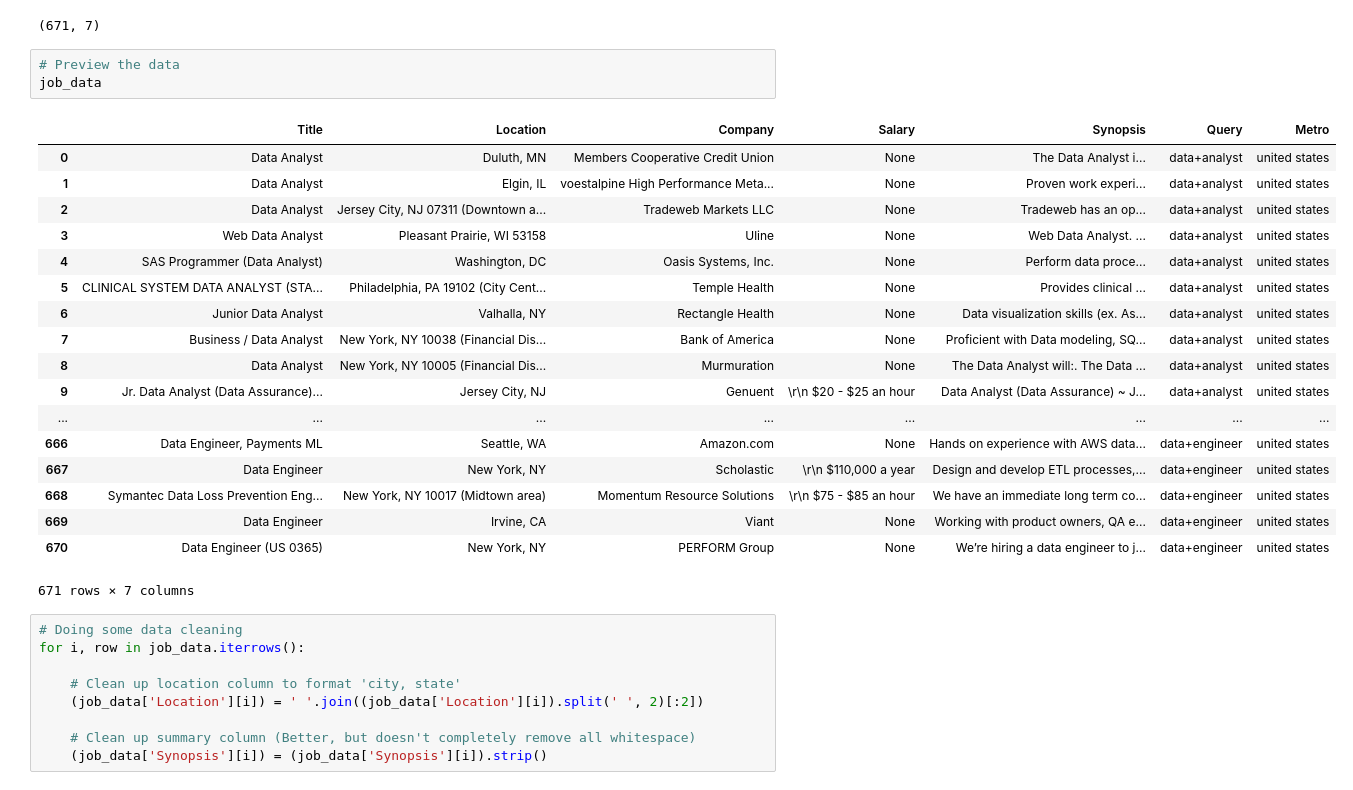
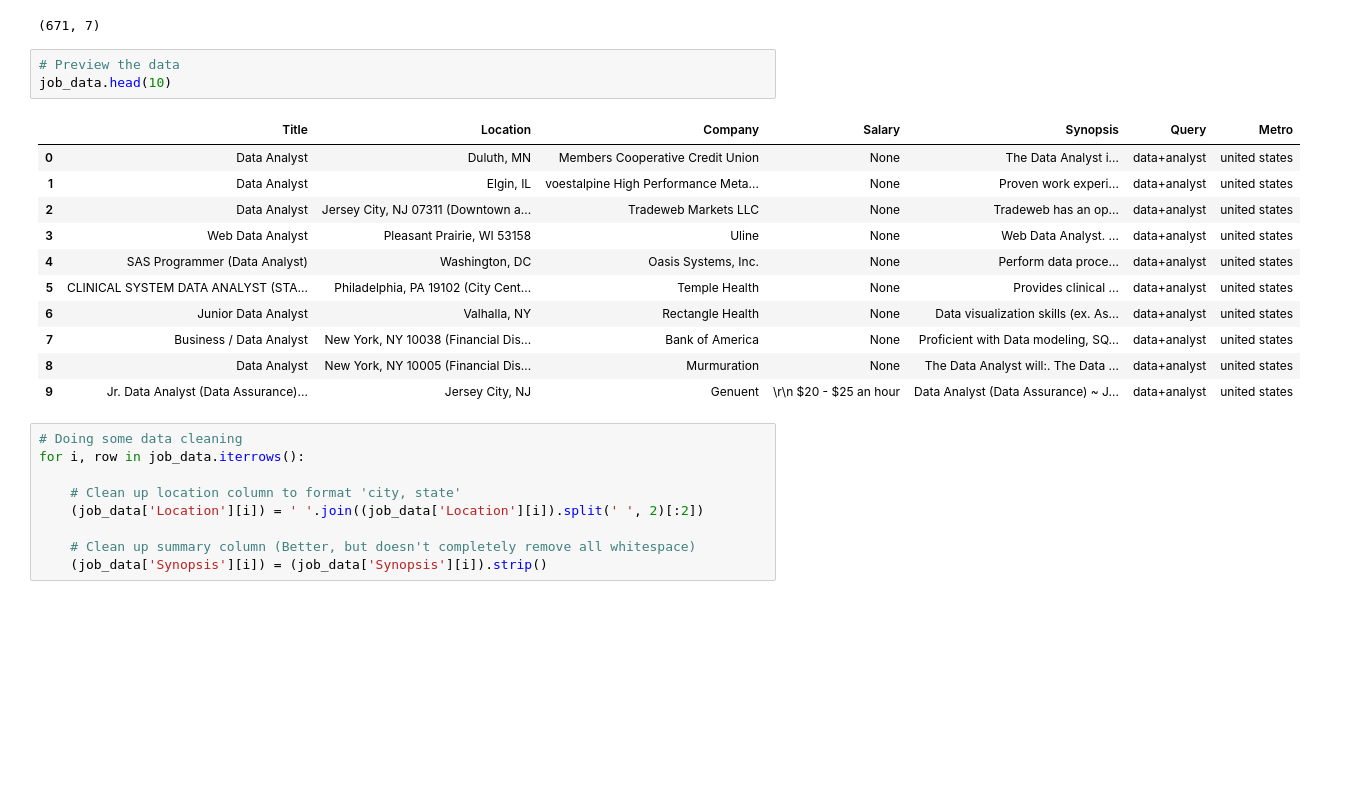
Before and after one commit to mhuh22/Thinkful, a Jupyter notebook: Bootcamp/Unit 7/Analysis on Indeed Data Scientist Postings.ipynb, the cells around one changed output. Saved outputs shown, nothing was run; the diff lists cells and outputs as text; blank space fills up the shorter version.

```diff
--- a/Bootcamp/Unit 7/Analysis on Indeed Data Scientist Postings.ipynb
+++ b/Bootcamp/Unit 7/Analysis on Indeed Data Scientist Postings.ipynb
@@ -69,26 +69,19 @@ job_data.shape
 (671, 7)
 # %%
 # Preview the data
-job_data
+job_data.head(10)
 # %% [output]
 |  | Title | Location | Company | Salary | Synopsis | Query | Metro |
 | 0 | Data Analyst | Duluth, MN | Members Cooperative Credit Union | None | The Data Analyst i... | data+analyst | united states |
 | 1 | Data Analyst | Elgin, IL | voestalpine High Performance Meta... | None | Proven work experi... | data+analyst | united states |
 | 2 | Data Analyst | Jersey City, NJ 07311 (Downtown a... | Tradeweb Markets LLC | None | Tradeweb has an op... | data+analyst | united states |
 | 3 | Web Data Analyst | Pleasant Prairie, WI 53158 | Uline | None | Web Data Analyst. ... | data+analyst | united states |
 | 4 | SAS Programmer (Data Analyst) | Washington, DC | Oasis Systems, Inc. | None | Perform data proce... | data+analyst | united states |
 | 5 | CLINICAL SYSTEM DATA ANALYST (STA... | Philadelphia, PA 19102 (City Cent... | Temple Health | None | Provides clinical ... | data+analyst | united states |
 | 6 | Junior Data Analyst | Valhalla, NY | Rectangle Health | None | Data visualization skills (ex. As... | data+analyst | united states |
 | 7 | Business / Data Analyst | New York, NY 10038 (Financial Dis... | Bank of America | None | Proficient with Data modeling, SQ... | data+analyst | united states |
 | 8 | Data Analyst | New York, NY 10005 (Financial Dis... | Murmuration | None | The Data Analyst will:. The Data ... | data+analyst | united states |
 | 9 | Jr. Data Analyst (Data Assurance)... | Jersey City, NJ | Genuent | \r\n $20 - $25 an hour | Data Analyst (Data Assurance) ~ J... | data+analyst | united states |
-| ... | ... | ... | ... | ... | ... | ... | ... |
-| 666 | Data Engineer, Payments ML | Seattle, WA | Amazon.com | None | Hands on experience with AWS data... | data+engineer | united states |
-| 667 | Data Engineer | New York, NY | Scholastic | \r\n $110,000 a year | Design and develop ETL processes,... | data+engineer | united states |
-| 668 | Symantec Data Loss Prevention Eng... | New York, NY 10017 (Midtown area) | Momentum Resource Solutions | \r\n $75 - $85 an hour | We have an immediate long term co... | data+engineer | united states |
-| 669 | Data Engineer | Irvine, CA | Viant | None | Working with product owners, QA e... | data+engineer | united states |
-| 670 | Data Engineer (US 0365) | New York, NY | PERFORM Group | None | We’re hiring a data engineer to j... | data+engineer | united states |
-671 rows × 7 columns
 # %%
 # Doing some data cleaning
 for i, row in job_data.iterrows():
```
Also changed, not shown: parts of 29 cells of this notebook.
